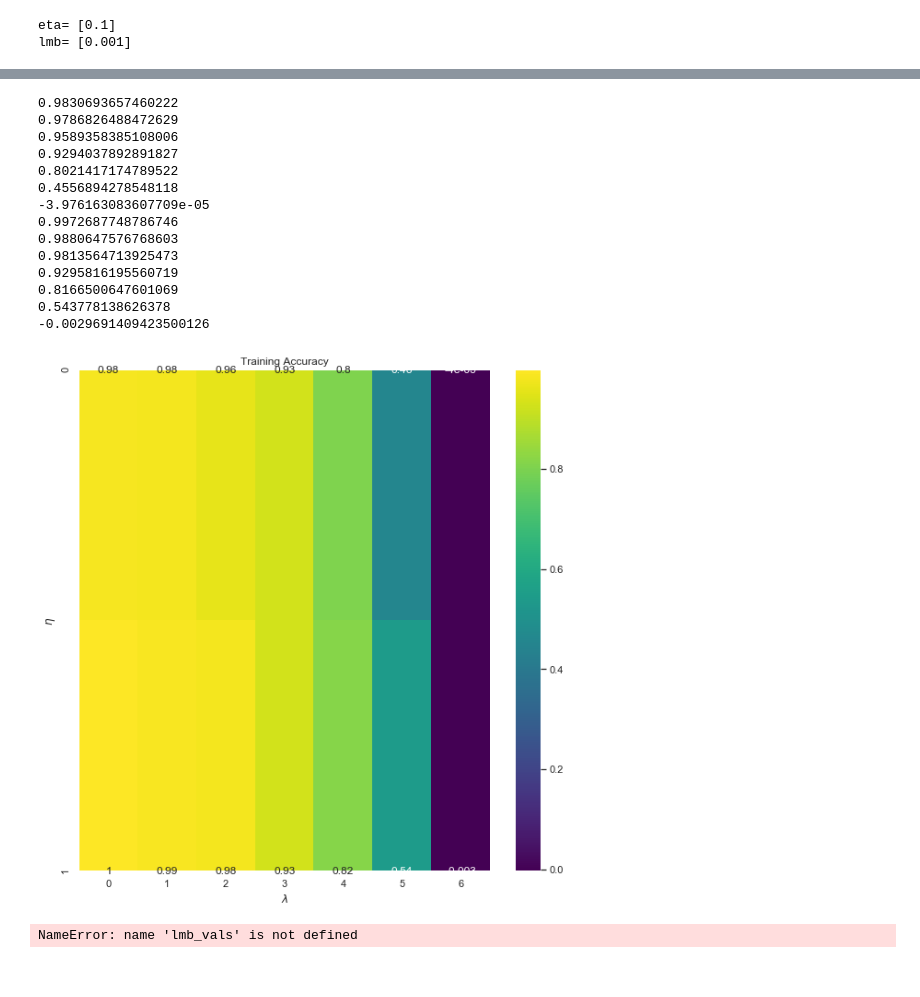
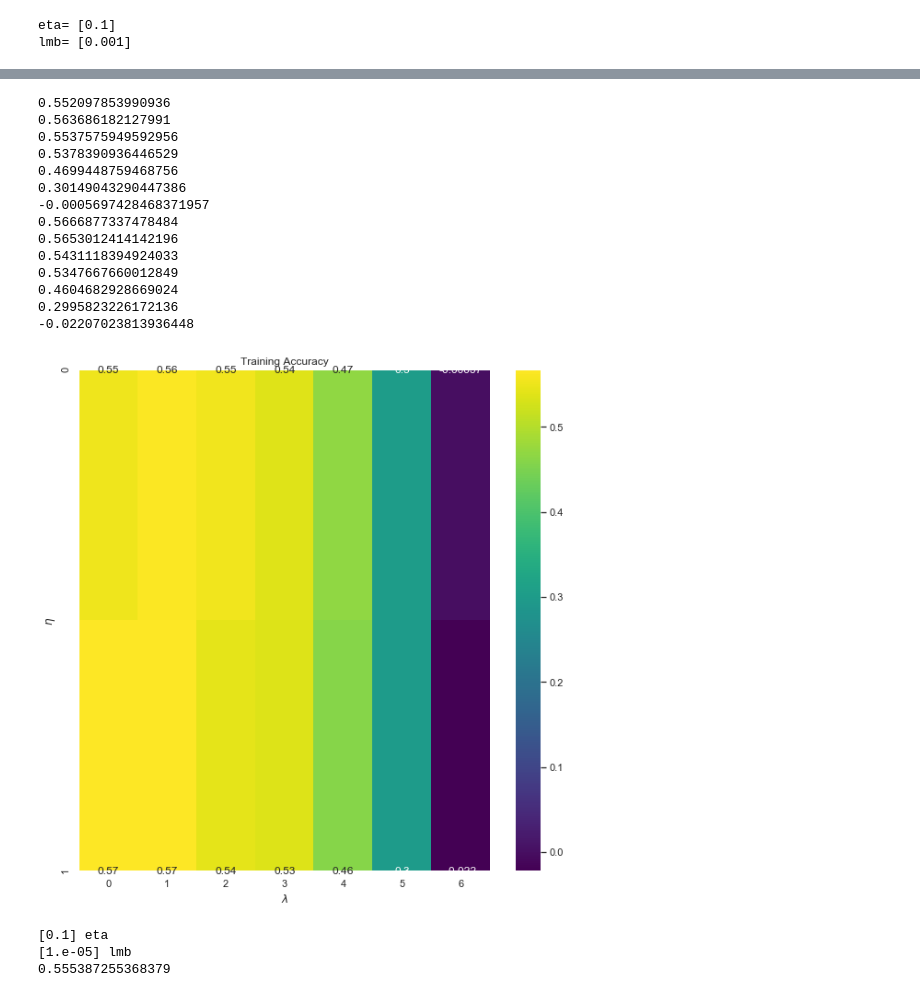
Before and after one commit to VemundST/Project2, a Jupyter notebook: Vemund/Part_D_LinearRegression-Copy1.ipynb, the cells around one changed output, grey strips where cells are left out. Drawn from its saved outputs; the diff is of its cells as text; code cells hidden in the pictures.

```diff
--- a/Vemund/Part_D_LinearRegression-Copy1.ipynb
+++ b/Vemund/Part_D_LinearRegression-Copy1.ipynb
@@ -28,11 +28,25 @@ x_mesh, y_mesh  = np.meshgrid(x,y)
 noise_level     = 0.25
 frank           = fx.FrankeFunction(x_mesh, y_mesh, noise_level)
 
-plt.imshow(frank)
-plt.colorbar()
+from matplotlib import cm
+from matplotlib.ticker import LinearLocator, FormatStrFormatter
+
+from mpl_toolkits.mplot3d import Axes3D
+fig         = plt.figure(figsize=(14,10))
+ax          = fig.gca(projection='3d')
+surf        = ax.plot_surface(x_mesh, y_mesh, frank, cmap='hot', linewidth=0, antialiased=False)
+ax.set_zlim(-0.10, 1.40)
+ax.zaxis.set_major_locator(LinearLocator(10))
+ax.zaxis.set_major_formatter(FormatStrFormatter('%.02f'))
+ax.set_xlabel('X', fontsize=25)
+ax.set_ylabel('Y', fontsize=25)
+ax.set_zlabel('Z', fontsize=25)
+plt.title('Franke function', fontsize=25, y=1.05)# Add a color bar which maps values to colors.
+fig.colorbar(surf, shrink=0.5, aspect=5)
 plt.show()
 
 frank=frank.ravel()
 frank=frank.reshape([len(frank),1])
-design=fx.DesignDesign(x,y,8)
+design=fx.DesignDesign(x,y,5)
+print(design.shape)
 # %% [output]
@@ -40,13 +55,13 @@ design=fx.DesignDesign(x,y,8)
 # %%
-epochs=1000
+epochs=2000
 batch_size=int(len(frank)/20)
 n_features=design.shape[1]
 etavec = np.logspace(-6, -1, 6)
 lmbvec = np.logspace(-6, -1, 6)
 lmbvec[0]=0
 k=5
-activation = [lrf.relu, lrf.relu, lrf.relu]
-derivative = [lrf.relu_deriv, lrf.relu_deriv, lrf.relu_deriv]
+activation = [lrf.sigmoid, lrf.sigmoid, lrf.relu]
+derivative = [lrf.sigmoid_deriv, lrf.sigmoid_deriv, lrf.relu_deriv]
 
 
 
@@ -66,8 +81,8 @@ for i, etas in enumerate(etavec):
 
             np.random.seed(2019)
             neural_net = nn.ANN(lmb=lmb, bias=0, eta=etas,early_stop_tol = 0,\
-                                early_stop_nochange=100, mode = 'regression', regularization = 'l1')
-            neural_net.add_layers(n_features=[n_features,50,25], n_neurons = [50,25,1] , n_layers=3)
+                                early_stop_nochange=2000, mode = 'regression', regularization = 'l1')
+            neural_net.add_layers(n_features=[n_features,20,10], n_neurons = [20,10,1] , n_layers=3)
 
             neural_net.train(epochs, batch_size, xtrain,ytrain,activation,derivative \
                              ,xtest,ytest, verbose=False)
@@ -253,59 +249,61 @@ fx.R2Score(ytest,xtest@beta)
 # %%
 design=fx.DesignDesign(x,y,8)
 design=np.delete(design, [0,1], axis=1)
 
 X_train = design
 Y_train = frank.ravel()
 
-n_hidden_neurons = (50,20)
+n_hidden_neurons = (45,30)
 epochs = 1000
 eta_vals = np.logspace(-2, -1, 2)
 lmbd_vals = np.logspace(-5, 1, 7)
 DNN_scikit = np.zeros((len(eta_vals), len(lmbd_vals)), dtype=object)
 train_accuracy = np.zeros((len(eta_vals), len(lmbd_vals)))
 sns.set()
 for i, eta in enumerate(eta_vals):
     for j, lmbd in enumerate(lmbd_vals):
         dnn = MLPRegressor(hidden_layer_sizes=(n_hidden_neurons), activation='logistic',
                             alpha=lmbd, learning_rate_init=eta, max_iter=epochs)
         dnn.fit(X_train, Y_train)
         DNN_scikit[i][j] = dnn
         train_accuracy[i][j] = dnn.score(X_train, Y_train)
         print(train_accuracy[i][j])
 fig, ax = plt.subplots(figsize = (10, 10))
 sns.heatmap(train_accuracy, annot=True, ax=ax, cmap="viridis")
 ax.set_title("Training Accuracy")
 ax.set_ylabel("$\eta$")
 ax.set_xlabel("$\lambda$")
 plt.show()
 # %% [output]
-0.9830693657460222
-0.9786826488472629
-0.9589358385108006
-0.9294037892891827
-0.8021417174789522
-0.4556894278548118
--3.976163083607709e-05
-0.9972687748786746
-0.9880647576768603
-0.9813564713925473
-0.9295816195560719
-0.8166500647601069
-0.543778138626378
--0.0029691409423500126
+0.552097853990936
+0.563686182127991
+0.5537575949592956
+0.5378390936446529
+0.4699448759468756
+0.30149043290447386
+-0.0005697428468371957
+0.5666877337478484
+0.5653012414142196
+0.5431118394924033
+0.5347667660012849
+0.4604682928669024
+0.2995823226172136
+-0.02207023813936448
-[figure, old version]
+[figure, new version]
 # %%
 best_eta_index, best_lmb_index = np.where(train_accuracy == np.max(train_accuracy))
-best_eta,best_lmb = eta_vals[best_eta_index], lmb_vals[best_lmb_index]
+best_eta,best_lmb = eta_vals[best_eta_index], lmbd_vals[best_lmb_index]
 print(best_eta, 'eta')
 print(best_lmb, 'lmb')
 
 
 dnn = MLPRegressor(hidden_layer_sizes=(n_hidden_neurons), activation='logistic',
-                            alpha=lmbmax, learning_rate_init=etamax, max_iter=epochs*100)
+                            alpha=best_lmb, learning_rate_init=best_eta, max_iter=epochs*100)
 dnn.fit(X_train, Y_train)
 DNN_scikit = dnn
 train_accuracy = dnn.score(X_train, Y_train)
 print(train_accuracy)
 # %% [output]
-NameError: name 'lmb_vals' is not defined
+[0.1] eta
+[1.e-05] lmb
+0.555387255368379
```
Also changed, not shown: parts of 11 cells of this notebook, 5 other files.
